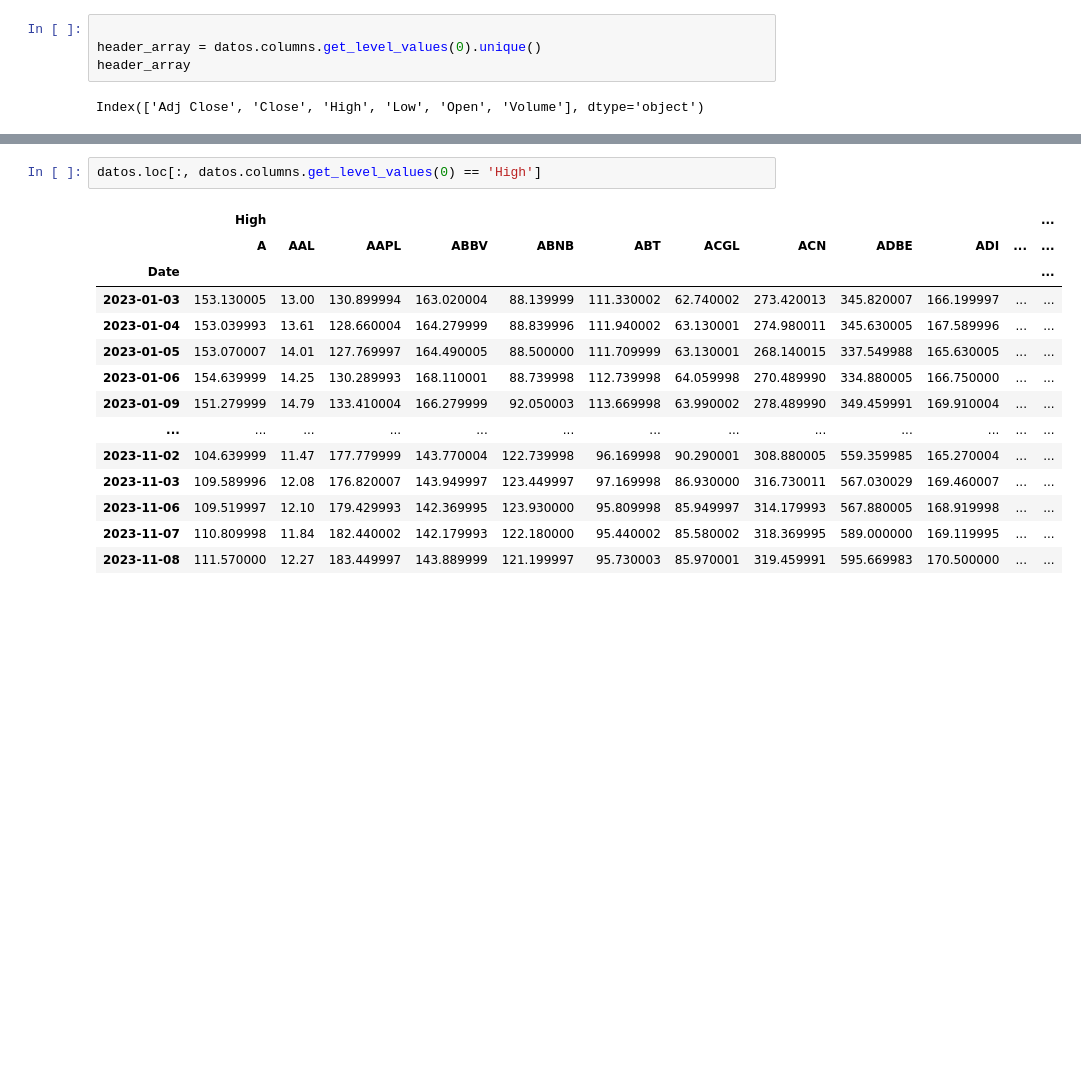
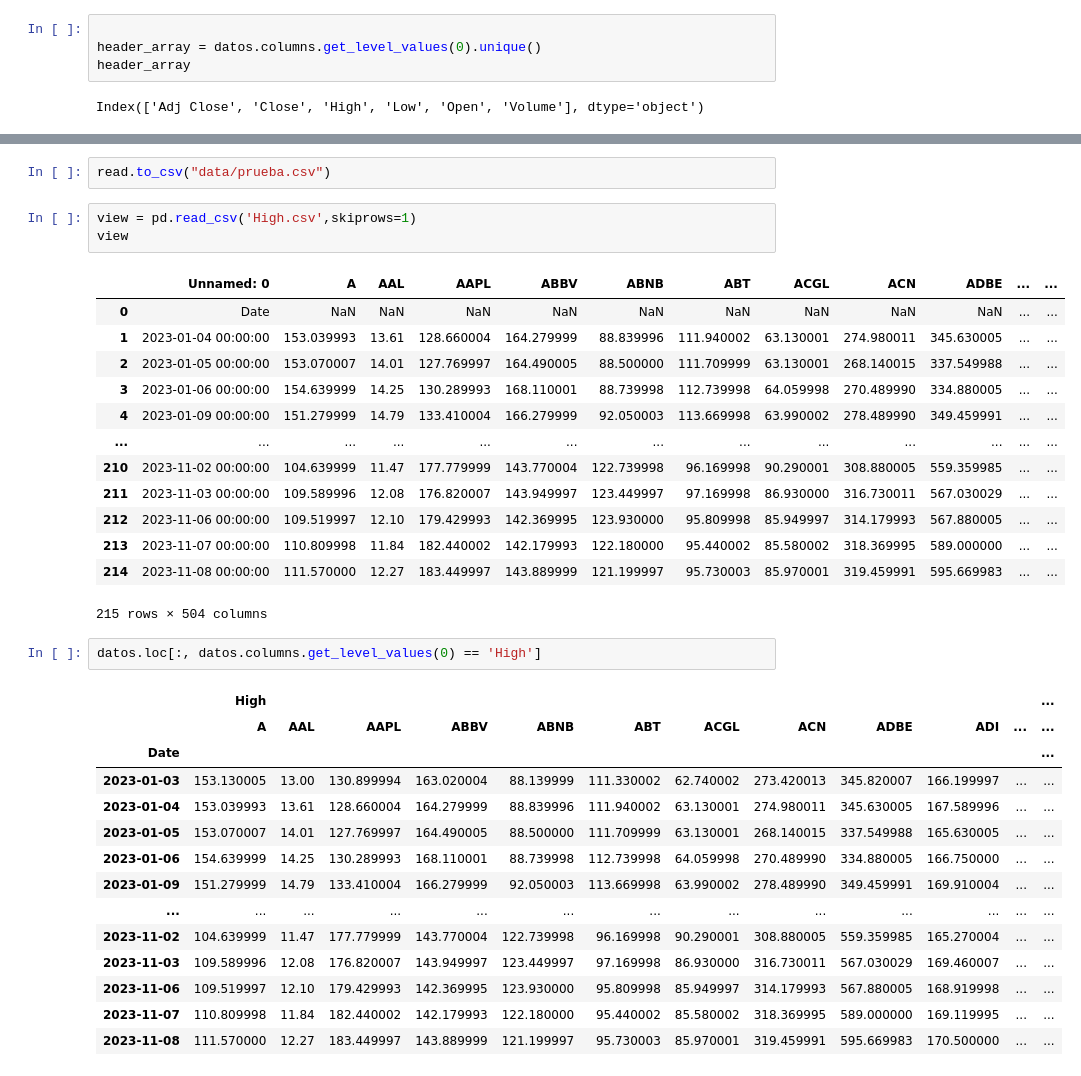
Before and after one commit to IgnacioGB1990/Anti-Theft-Alarm-BI-Project, a Jupyter notebook: stock/get_data_yahoo.ipynb, the cells around one changed output, grey strips where cells are left out. Cells and saved outputs as stored; diff of their text form; blank space fills up the shorter version.

```diff
--- a/stock/get_data_yahoo.ipynb
+++ b/stock/get_data_yahoo.ipynb
@@ -189,3 +245,22 @@ for i in header_array:
+# %%
+read.to_csv("data/prueba.csv")
+# %%
+view = pd.read_csv('High.csv',skiprows=1)
+view
+# %% [output]
+|  | Unnamed: 0 | A | AAL | AAPL | ABBV | ABNB | ABT | ACGL | ACN | ADBE | ... | ... |
+| 0 | Date | NaN | NaN | NaN | NaN | NaN | NaN | NaN | NaN | NaN | ... | ... |
+| 1 | 2023-01-04 00:00:00 | 153.039993 | 13.61 | 128.660004 | 164.279999 | 88.839996 | 111.940002 | 63.130001 | 274.980011 | 345.630005 | ... | ... |
+| 2 | 2023-01-05 00:00:00 | 153.070007 | 14.01 | 127.769997 | 164.490005 | 88.500000 | 111.709999 | 63.130001 | 268.140015 | 337.549988 | ... | ... |
+| 3 | 2023-01-06 00:00:00 | 154.639999 | 14.25 | 130.289993 | 168.110001 | 88.739998 | 112.739998 | 64.059998 | 270.489990 | 334.880005 | ... | ... |
+| 4 | 2023-01-09 00:00:00 | 151.279999 | 14.79 | 133.410004 | 166.279999 | 92.050003 | 113.669998 | 63.990002 | 278.489990 | 349.459991 | ... | ... |
+| ... | ... | ... | ... | ... | ... | ... | ... | ... | ... | ... | ... | ... |
+| 210 | 2023-11-02 00:00:00 | 104.639999 | 11.47 | 177.779999 | 143.770004 | 122.739998 | 96.169998 | 90.290001 | 308.880005 | 559.359985 | ... | ... |
+| 211 | 2023-11-03 00:00:00 | 109.589996 | 12.08 | 176.820007 | 143.949997 | 123.449997 | 97.169998 | 86.930000 | 316.730011 | 567.030029 | ... | ... |
+| 212 | 2023-11-06 00:00:00 | 109.519997 | 12.10 | 179.429993 | 142.369995 | 123.930000 | 95.809998 | 85.949997 | 314.179993 | 567.880005 | ... | ... |
+| 213 | 2023-11-07 00:00:00 | 110.809998 | 11.84 | 182.440002 | 142.179993 | 122.180000 | 95.440002 | 85.580002 | 318.369995 | 589.000000 | ... | ... |
+| 214 | 2023-11-08 00:00:00 | 111.570000 | 12.27 | 183.449997 | 143.889999 | 121.199997 | 95.730003 | 85.970001 | 319.459991 | 595.669983 | ... | ... |
+215 rows × 504 columns
 # %%
 datos.loc[:, datos.columns.get_level_values(0) == 'High']
 # %% [output]
```
Also changed, not shown: parts of 13 cells of this notebook, 1 other file.
